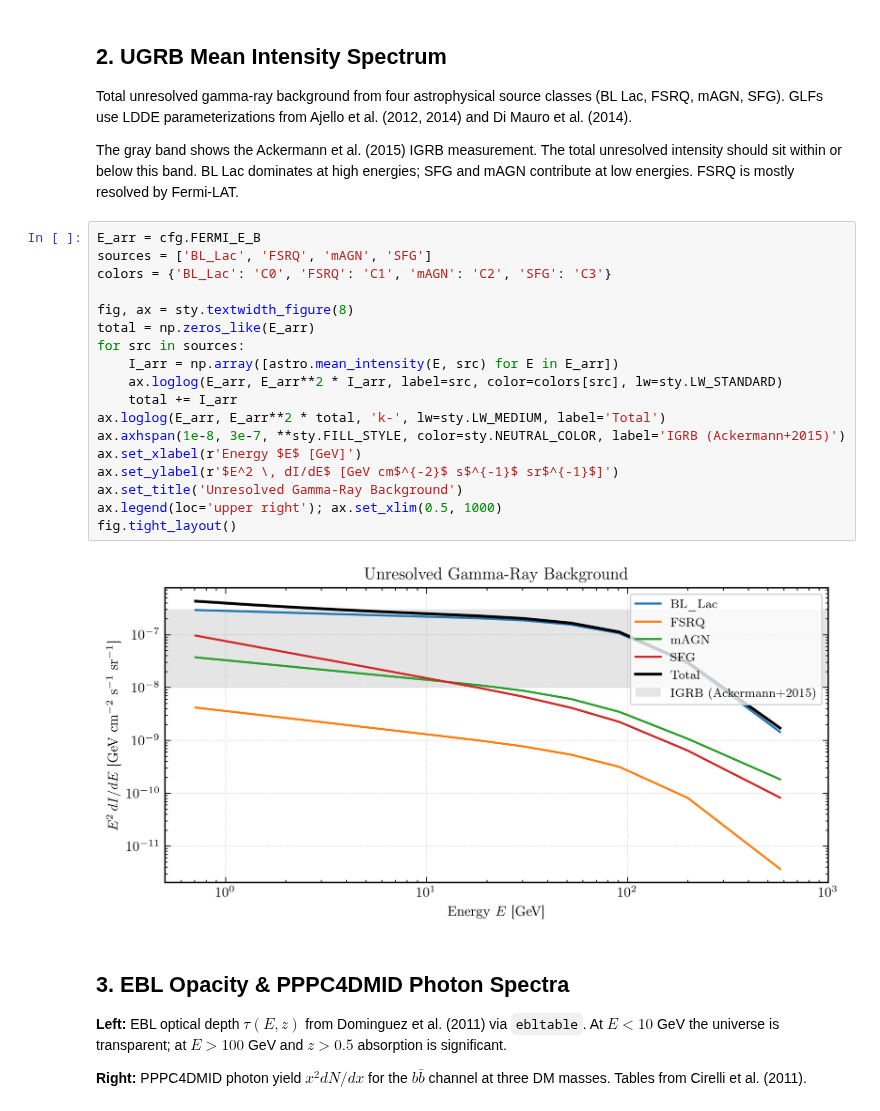
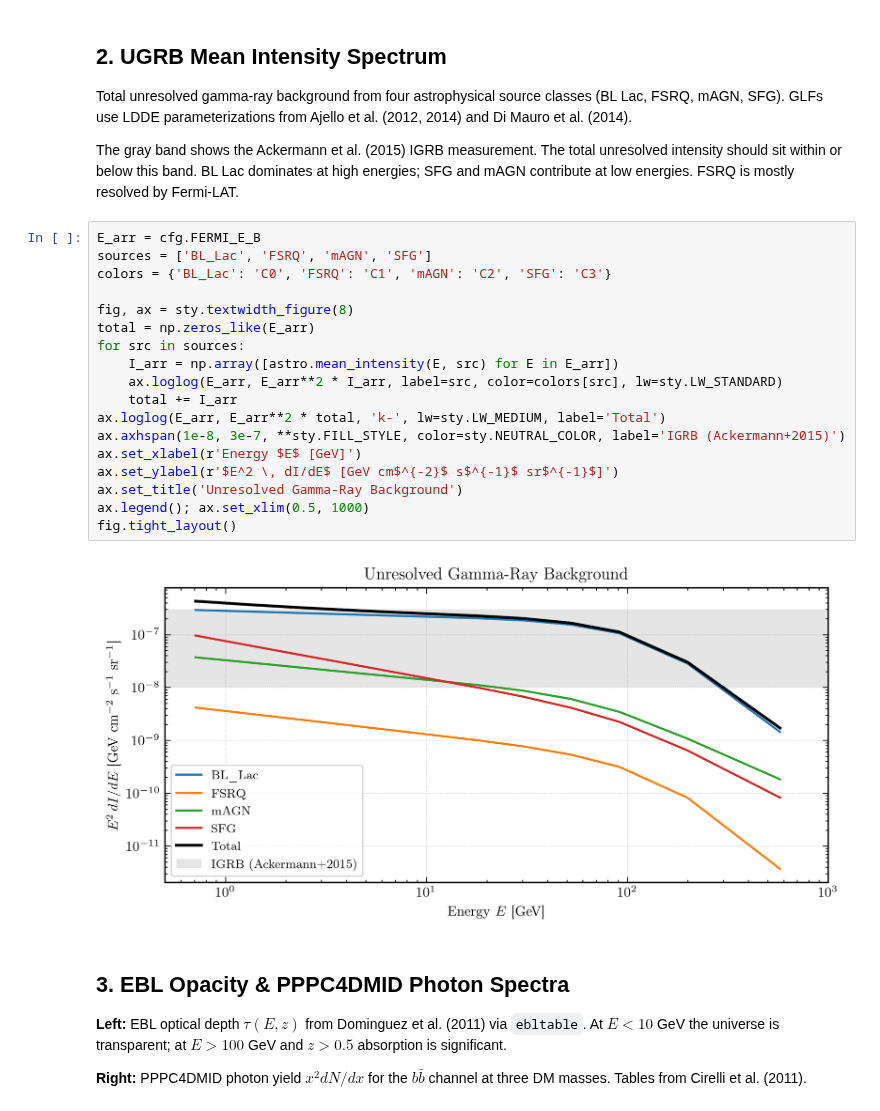
Before and after one commit to raw-asparagus/hixugrb, a Jupyter notebook: notebooks/pipeline_validation.ipynb, the cells around one changed output. Drawn from its saved outputs; the diff is of its cells as text.

```diff
--- a/notebooks/pipeline_validation.ipynb
+++ b/notebooks/pipeline_validation.ipynb
@@ -80,23 +94,23 @@ The gray band shows the Ackermann et al. (2015) IGRB measurement. The total unre
 # %%
 E_arr = cfg.FERMI_E_B
 sources = ['BL_Lac', 'FSRQ', 'mAGN', 'SFG']
 colors = {'BL_Lac': 'C0', 'FSRQ': 'C1', 'mAGN': 'C2', 'SFG': 'C3'}
 
 fig, ax = sty.textwidth_figure(8)
 total = np.zeros_like(E_arr)
 for src in sources:
     I_arr = np.array([astro.mean_intensity(E, src) for E in E_arr])
     ax.loglog(E_arr, E_arr**2 * I_arr, label=src, color=colors[src], lw=sty.LW_STANDARD)
     total += I_arr
 ax.loglog(E_arr, E_arr**2 * total, 'k-', lw=sty.LW_MEDIUM, label='Total')
 ax.axhspan(1e-8, 3e-7, **sty.FILL_STYLE, color=sty.NEUTRAL_COLOR, label='IGRB (Ackermann+2015)')
 ax.set_xlabel(r'Energy $E$ [GeV]')
 ax.set_ylabel(r'$E^2 \, dI/dE$ [GeV cm$^{-2}$ s$^{-1}$ sr$^{-1}$]')
 ax.set_title('Unresolved Gamma-Ray Background')
-ax.legend(loc='upper right'); ax.set_xlim(0.5, 1000)
+ax.legend(); ax.set_xlim(0.5, 1000)
 fig.tight_layout()
 # %% [output]
-[figure, old version]
+[figure, new version]
 # %% [markdown]
 ## 3. EBL Opacity & PPPC4DMID Photon Spectra
 
```
Also changed, not shown: parts of 13 cells of this notebook, 15 other files.
